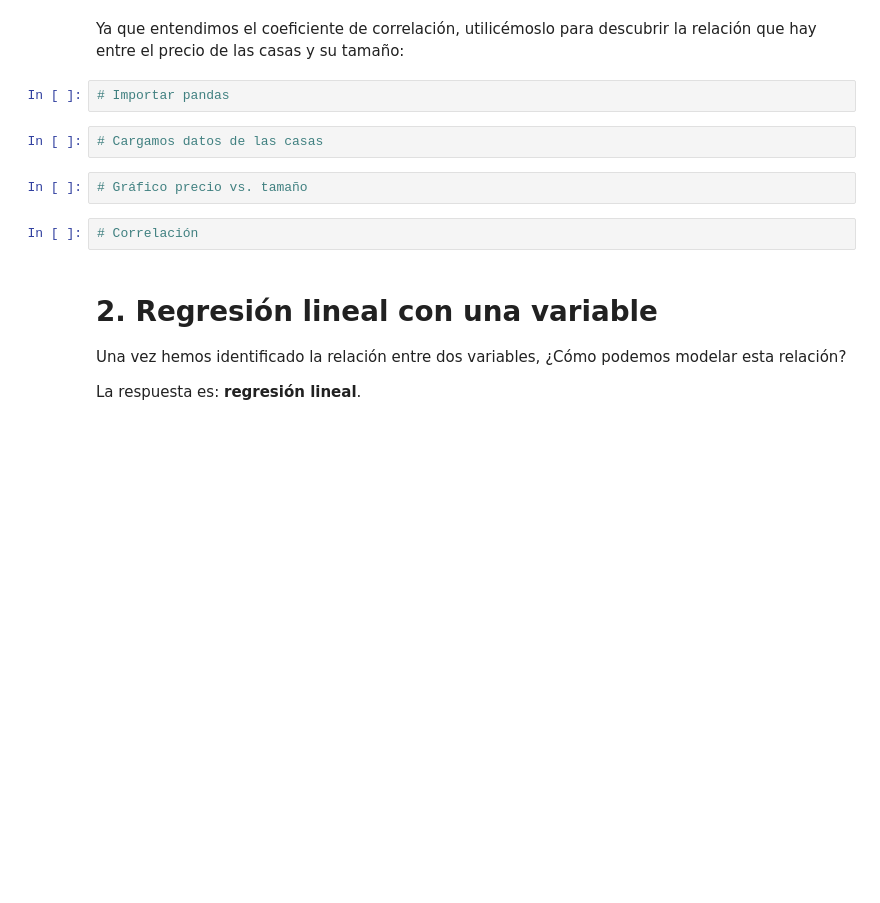
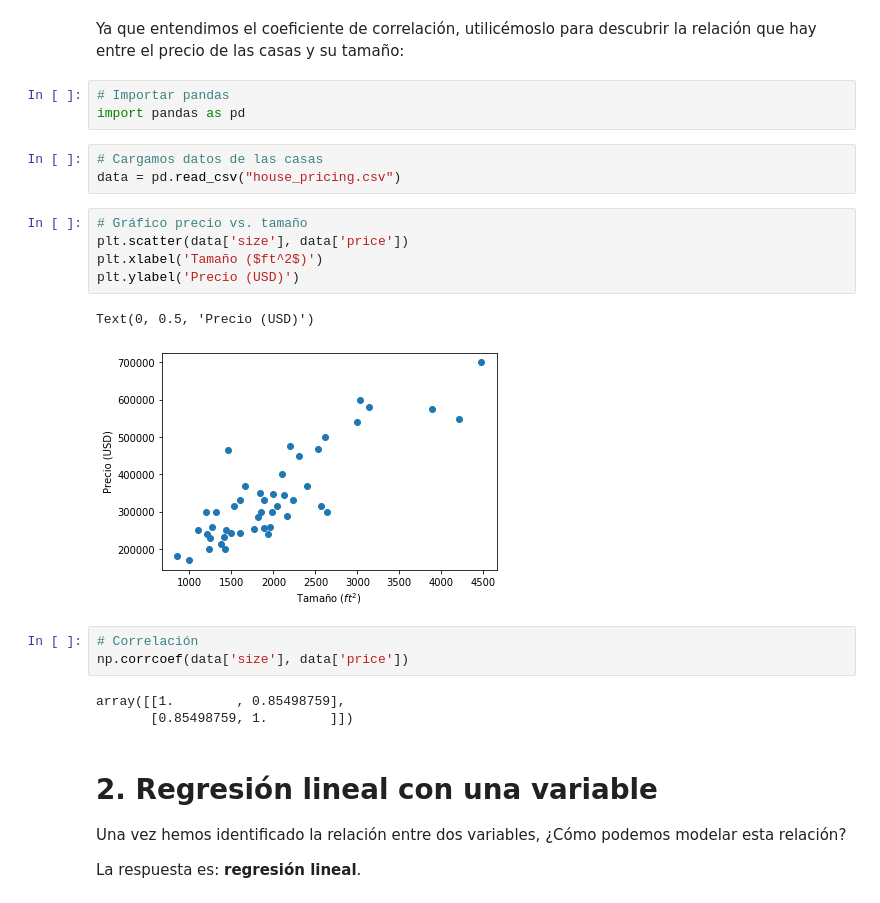
Before and after one commit to esjimenezro/pda_course, a Jupyter notebook: Sesion2/1relaciones_2variables.ipynb, the cells around one changed output. Drawn from its saved outputs; the diff is of its cells as text; blank space fills up the shorter version.

```diff
--- a/Sesion2/1relaciones_2variables.ipynb
+++ b/Sesion2/1relaciones_2variables.ipynb
@@ -80,12 +85,24 @@ array([[ 1.        , -0.02378733],
 Ya que entendimos el coeficiente de correlación, utilicémoslo para descubrir la relación que hay entre el precio de las casas y su tamaño:
 # %%
 # Importar pandas
+import pandas as pd
 # %%
 # Cargamos datos de las casas
+data = pd.read_csv("house_pricing.csv")
-# %%
-# Gráfico precio vs. tamaño
-# %%
-# Correlación
+# %%
+# Gráfico precio vs. tamaño
+plt.scatter(data['size'], data['price'])
+plt.xlabel('Tamaño ($ft^2$)')
+plt.ylabel('Precio (USD)')
+# %% [output]
+Text(0, 0.5, 'Precio (USD)')
+[figure, added]
+# %%
+# Correlación
+np.corrcoef(data['size'], data['price'])
+# %% [output]
+array([[1.        , 0.85498759],
+       [0.85498759, 1.        ]])
 # %% [markdown]
 # 2. Regresión lineal con una variable
 
```
Also changed, not shown: parts of 17 cells of this notebook, 1 other file.
